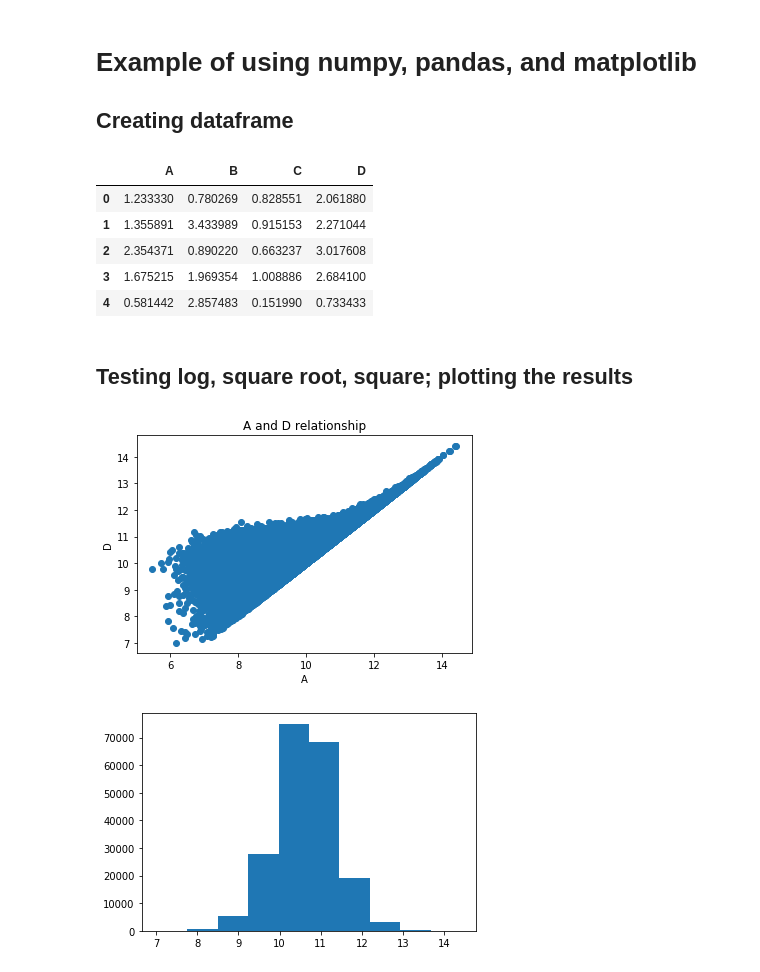
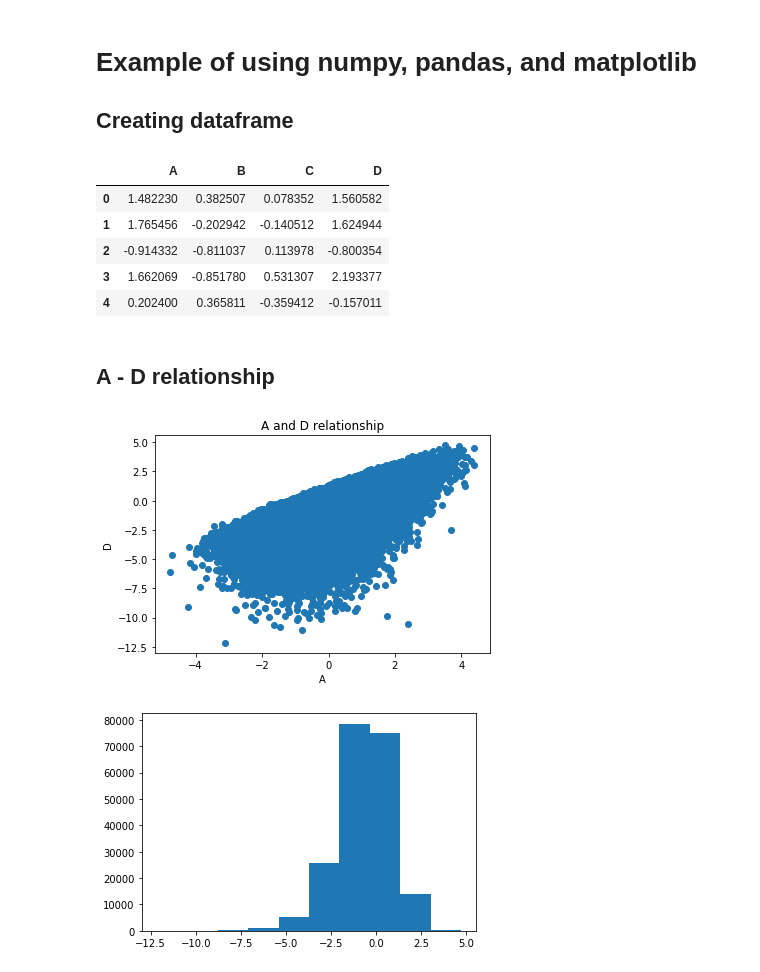
Before and after one commit to mbswirsky/git_example, a Jupyter notebook: example_notebook.ipynb, the cells around one changed output. Saved outputs shown, nothing was run; the diff lists cells and outputs as text; code cells hidden in the pictures.

```diff
--- a/example_notebook.ipynb
+++ b/example_notebook.ipynb
@@ -16,36 +16,35 @@ for col in df.columns:
 
 df['C'] = np.abs(np.random.normal(size=200000))
 
-df['D'] = df['A'] + df['C']
+df['D'] = df['A'] * df['C']
+
+df = np.log(df)
 
 df.head()
 # %% [output]
 |  | A | B | C | D |
-| 0 | 1.233330 | 0.780269 | 0.828551 | 2.061880 |
-| 1 | 1.355891 | 3.433989 | 0.915153 | 2.271044 |
-| 2 | 2.354371 | 0.890220 | 0.663237 | 3.017608 |
-| 3 | 1.675215 | 1.969354 | 1.008886 | 2.684100 |
-| 4 | 0.581442 | 2.857483 | 0.151990 | 0.733433 |
+| 0 | 1.482230 | 0.382507 | 0.078352 | 1.560582 |
+| 1 | 1.765456 | -0.202942 | -0.140512 | 1.624944 |
+| 2 | -0.914332 | -0.811037 | 0.113978 | -0.800354 |
+| 3 | 1.662069 | -0.851780 | 0.531307 | 2.193377 |
+| 4 | 0.202400 | 0.365811 | -0.359412 | -0.157011 |
-# %% [markdown]
-## Testing log, square root, square; plotting the results
+# %% [markdown]
+## A - D relationship
 # %%
 # Final thing
-
-# df['D'] = np.sqrt(df['D'])
-df = np.log(df) + 10
 
 plt.scatter(df['A'], df['D'])
 plt.xlabel('A')
 plt.ylabel('D')
 plt.title('A and D relationship')
 plt.show()
 # %% [output]
-[figure, old version]
+[figure, new version]
 # %%
 plt.hist(df['D'])
 plt.show()
 # %% [output]
-[figure, old version]
+[figure, new version]
 # %%
 plt.scatter(df['A'], df['C'], c=df['D'])
 plt.xlabel('A')
```
Also changed, not shown: parts of 1 cell of this notebook.
